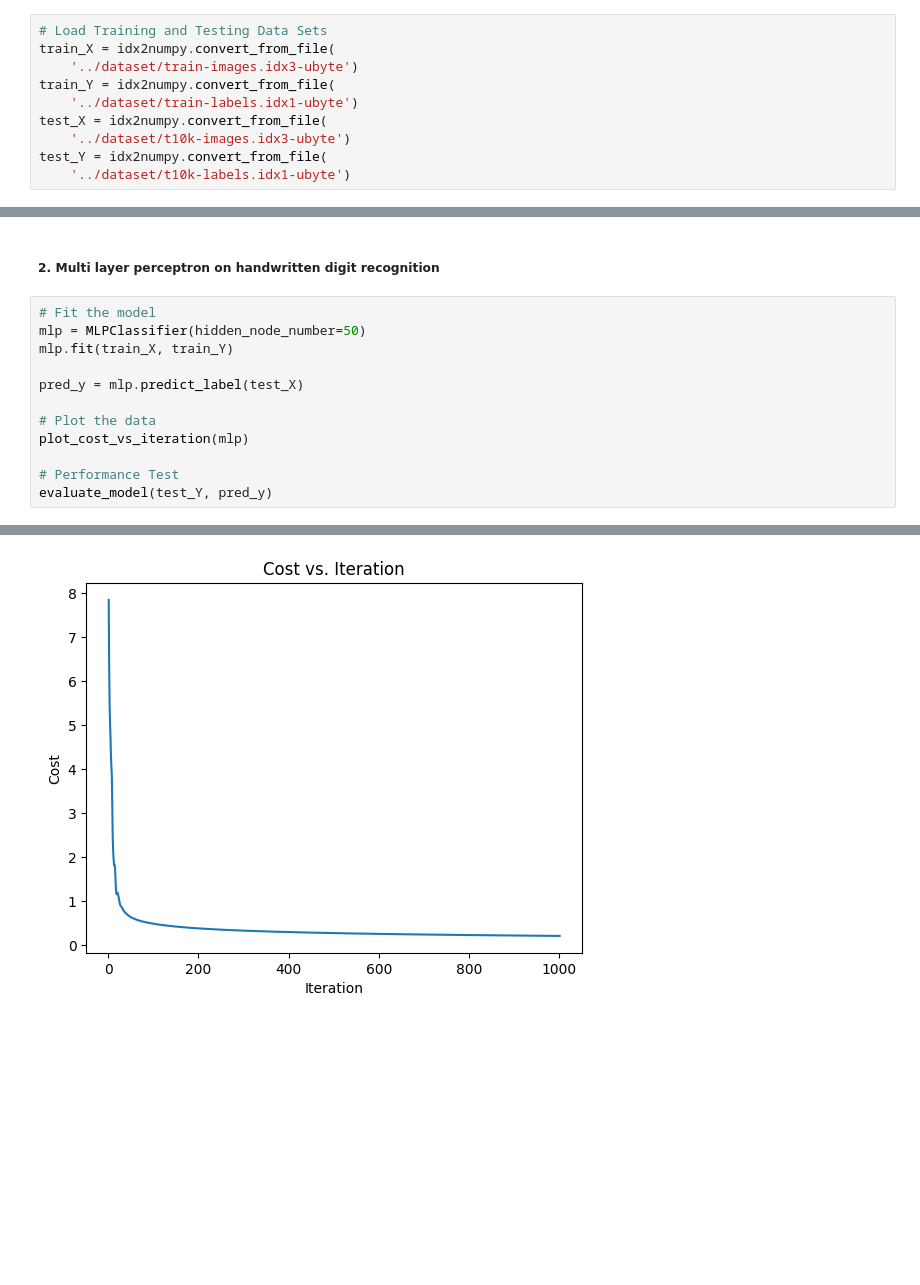
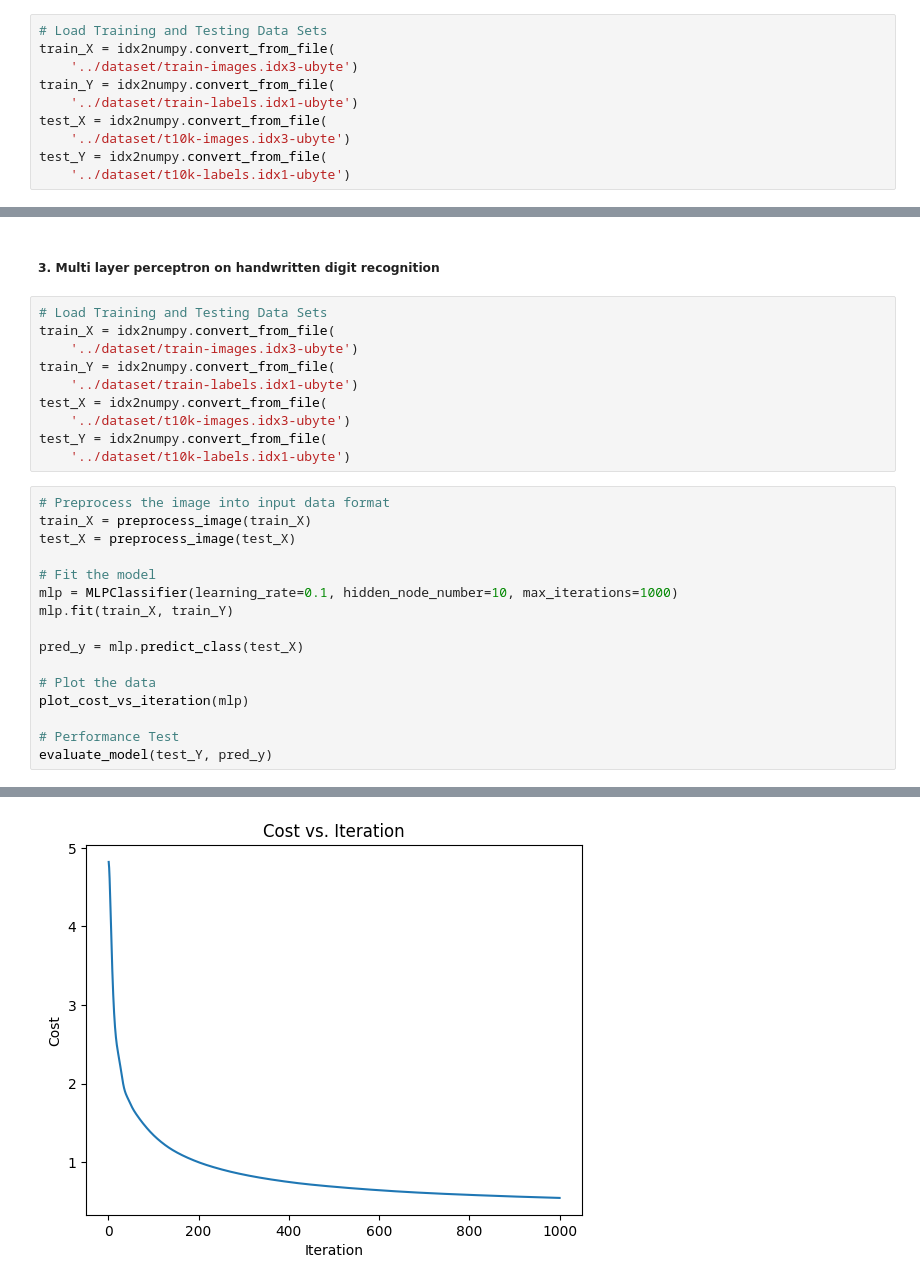
Before and after one commit to XingshengXu/Machine-Learning-Projects, a Jupyter notebook: Neural Perceptron/Perceptron_demo.ipynb, the cells around one changed output, grey strips where cells are left out. Saved outputs shown, nothing was run; the diff lists cells and outputs as text; blank space fills up the shorter version.

```diff
--- a/Neural Perceptron/Perceptron_demo.ipynb
+++ b/Neural Perceptron/Perceptron_demo.ipynb
@@ -68,11 +79,25 @@ weighted avg       0.91      0.90      0.90     10000
 # %% [markdown]
-##### 2. Multi layer perceptron on handwritten digit recognition
+##### 3. Multi layer perceptron on handwritten digit recognition
+# %%
+# Load Training and Testing Data Sets
+train_X = idx2numpy.convert_from_file(
+    '../dataset/train-images.idx3-ubyte')
+train_Y = idx2numpy.convert_from_file(
+    '../dataset/train-labels.idx1-ubyte')
+test_X = idx2numpy.convert_from_file(
+    '../dataset/t10k-images.idx3-ubyte')
+test_Y = idx2numpy.convert_from_file(
+    '../dataset/t10k-labels.idx1-ubyte')
 # %%
+# Preprocess the image into input data format
+train_X = preprocess_image(train_X)
+test_X = preprocess_image(test_X)
+
 # Fit the model
-mlp = MLPClassifier(hidden_node_number=50)
+mlp = MLPClassifier(learning_rate=0.1, hidden_node_number=10, max_iterations=1000)
 mlp.fit(train_X, train_Y)
 
-pred_y = mlp.predict_label(test_X)
+pred_y = mlp.predict_class(test_X)
 
 # Plot the data
 plot_cost_vs_iteration(mlp)
@@ -100,3 +125,3 @@ Training finished after 1001 iterations.
-[figure, old version]
+[figure, new version]
               precision    recall  f1-score   support
 
```
Also changed, not shown: parts of 9 cells of this notebook, 3 other files.
